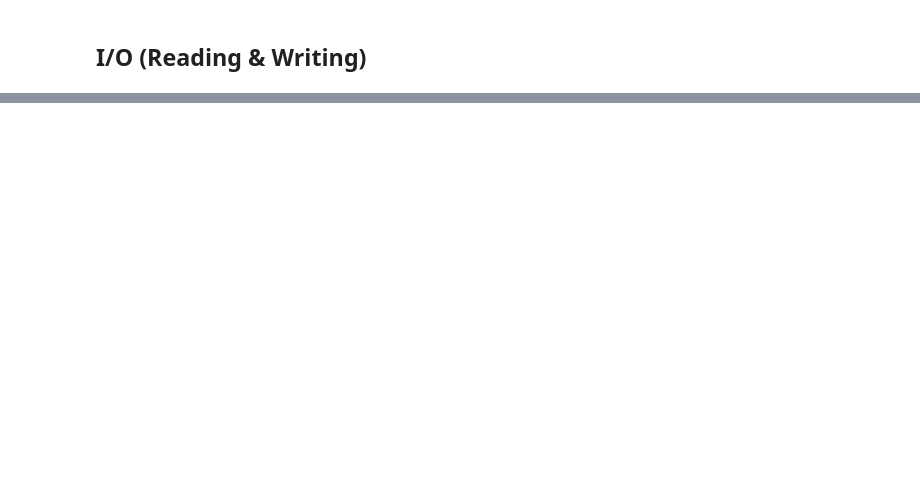
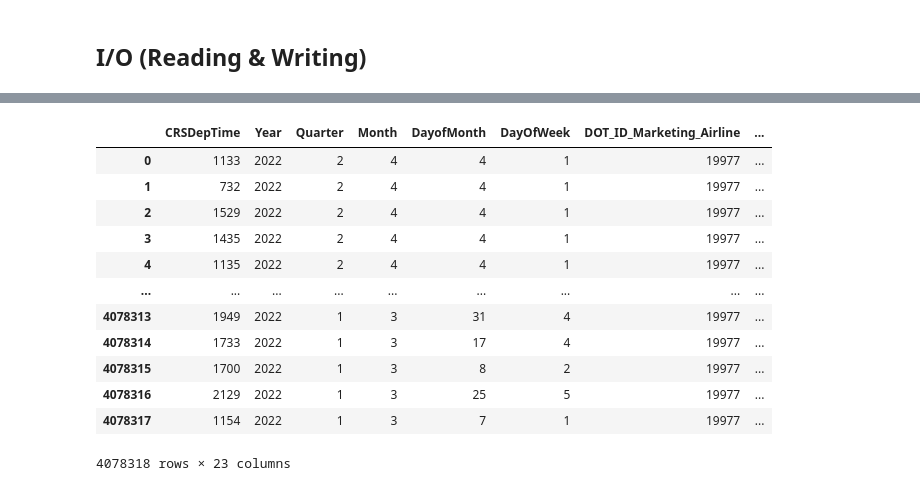
Before and after one commit to brengall99/learning, a Jupyter notebook: learning_components/pandas/rob_mulla_pandas_video/rob_mulla_video.ipynb, the cells around one changed output, grey strips where cells are left out. Cells and saved outputs as stored; diff of their text form; code cells hidden in the pictures; blank space fills up the shorter version.

```diff
--- a/learning_components/pandas/rob_mulla_pandas_video/rob_mulla_video.ipynb
+++ b/learning_components/pandas/rob_mulla_pandas_video/rob_mulla_video.ipynb
@@ -24,0 +204,16 @@ AttributeError: module 'pandas' has no attribute 'head'
+# %%
+df.select_dtypes('int')
+# %% [output]
+|  | CRSDepTime | Year | Quarter | Month | DayofMonth | DayOfWeek | DOT_ID_Marketing_Airline | ... |
+| 0 | 1133 | 2022 | 2 | 4 | 4 | 1 | 19977 | ... |
+| 1 | 732 | 2022 | 2 | 4 | 4 | 1 | 19977 | ... |
+| 2 | 1529 | 2022 | 2 | 4 | 4 | 1 | 19977 | ... |
+| 3 | 1435 | 2022 | 2 | 4 | 4 | 1 | 19977 | ... |
+| 4 | 1135 | 2022 | 2 | 4 | 4 | 1 | 19977 | ... |
+| ... | ... | ... | ... | ... | ... | ... | ... | ... |
+| 4078313 | 1949 | 2022 | 1 | 3 | 31 | 4 | 19977 | ... |
+| 4078314 | 1733 | 2022 | 1 | 3 | 17 | 4 | 19977 | ... |
+| 4078315 | 1700 | 2022 | 1 | 3 | 8 | 2 | 19977 | ... |
+| 4078316 | 2129 | 2022 | 1 | 3 | 25 | 5 | 19977 | ... |
+| 4078317 | 1154 | 2022 | 1 | 3 | 7 | 1 | 19977 | ... |
+4078318 rows × 23 columns
```
Also changed, not shown: parts of 50 cells of this notebook, 1 other file.
